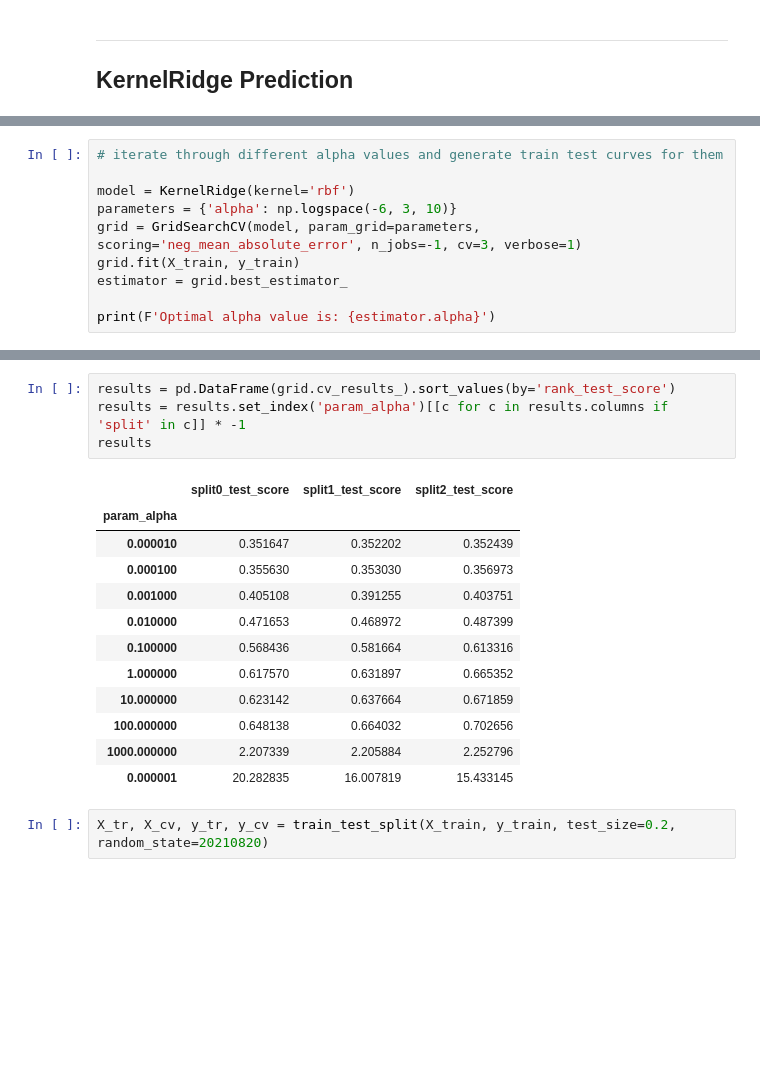
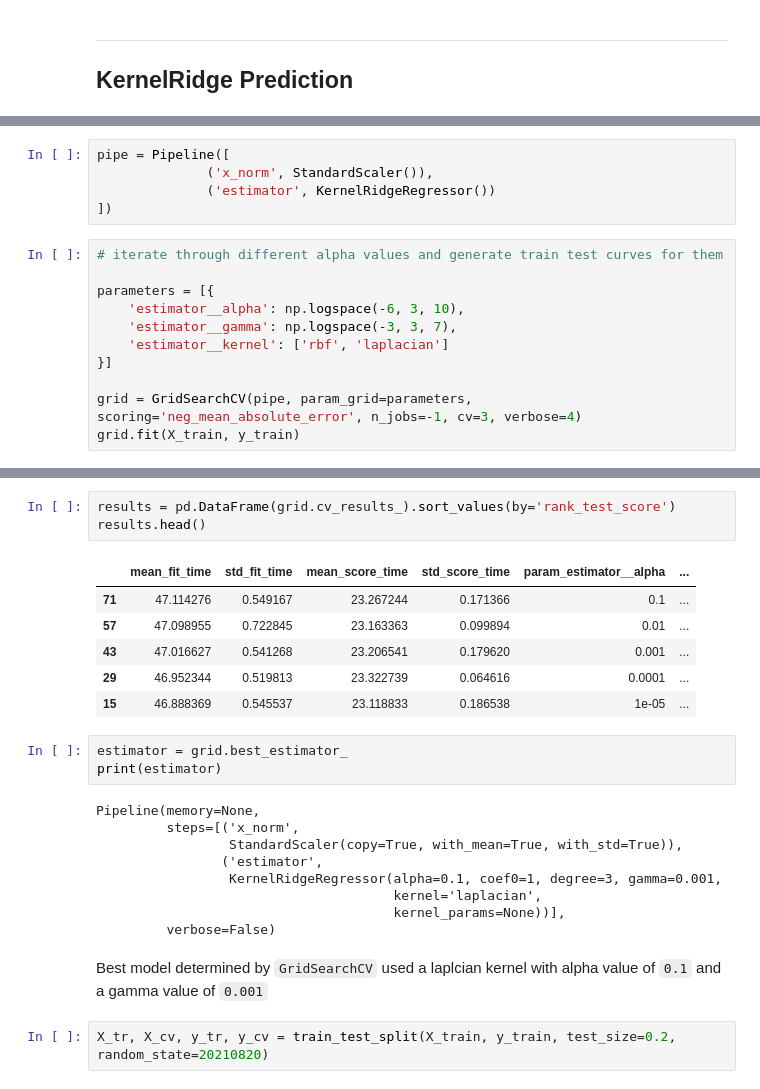
Before and after one commit to billalsohail/ML4MC, a Jupyter notebook: Calum_MBTR.ipynb, the cells around one changed output, grey strips where cells are left out. Saved outputs shown, nothing was run; the diff lists cells and outputs as text; blank space fills up the shorter version.

```diff
--- a/Calum_MBTR.ipynb
+++ b/Calum_MBTR.ipynb
@@ -168,13 +158,19 @@ from sklearn.model_selection import GridSearchCV
 from sklearn.metrics import mean_squared_error, r2_score, mean_absolute_error
 from sklearn.dummy import DummyRegressor
+# %%
+pipe = Pipeline([
+              ('x_norm', StandardScaler()),
+              ('estimator', KernelRidgeRegressor())
+])
 # %%
 # iterate through different alpha values and generate train test curves for them
 
-model = KernelRidge(kernel='rbf')
-parameters = {'alpha': np.logspace(-6, 3, 10)}
-grid = GridSearchCV(model, param_grid=parameters, scoring='neg_mean_absolute_error', n_jobs=-1, cv=3, verbose=1)
+parameters = [{
+    'estimator__alpha': np.logspace(-6, 3, 10),
+    'estimator__gamma': np.logspace(-3, 3, 7),
+    'estimator__kernel': ['rbf', 'laplacian']
+}]
+
+grid = GridSearchCV(pipe, param_grid=parameters, scoring='neg_mean_absolute_error', n_jobs=-1, cv=3, verbose=4)
 grid.fit(X_train, y_train)
-estimator = grid.best_estimator_
-
-print(F'Optimal alpha value is: {estimator.alpha}')
 # %% [output]
@@ -185,20 +204,27 @@ Optimal alpha value is: 1e-05
 # %%
 results = pd.DataFrame(grid.cv_results_).sort_values(by='rank_test_score')
-results = results.set_index('param_alpha')[[c for c in results.columns if 'split' in c]] * -1
-results
+results.head()
 # %% [output]
-|  | split0_test_score | split1_test_score | split2_test_score |
-| param_alpha |  |  |  |
-| 0.000010 | 0.351647 | 0.352202 | 0.352439 |
-| 0.000100 | 0.355630 | 0.353030 | 0.356973 |
-| 0.001000 | 0.405108 | 0.391255 | 0.403751 |
-| 0.010000 | 0.471653 | 0.468972 | 0.487399 |
-| 0.100000 | 0.568436 | 0.581664 | 0.613316 |
-| 1.000000 | 0.617570 | 0.631897 | 0.665352 |
-| 10.000000 | 0.623142 | 0.637664 | 0.671859 |
-| 100.000000 | 0.648138 | 0.664032 | 0.702656 |
-| 1000.000000 | 2.207339 | 2.205884 | 2.252796 |
-| 0.000001 | 20.282835 | 16.007819 | 15.433145 |
+|  | mean_fit_time | std_fit_time | mean_score_time | std_score_time | param_estimator__alpha | ... |
+| 71 | 47.114276 | 0.549167 | 23.267244 | 0.171366 | 0.1 | ... |
+| 57 | 47.098955 | 0.722845 | 23.163363 | 0.099894 | 0.01 | ... |
+| 43 | 47.016627 | 0.541268 | 23.206541 | 0.179620 | 0.001 | ... |
+| 29 | 46.952344 | 0.519813 | 23.322739 | 0.064616 | 0.0001 | ... |
+| 15 | 46.888369 | 0.545537 | 23.118833 | 0.186538 | 1e-05 | ... |
+# %%
+estimator = grid.best_estimator_
+print(estimator)
+# %% [output]
+Pipeline(memory=None,
+         steps=[('x_norm',
+                 StandardScaler(copy=True, with_mean=True, with_std=True)),
+                ('estimator',
+                 KernelRidgeRegressor(alpha=0.1, coef0=1, degree=3, gamma=0.001,
+                                      kernel='laplacian',
+                                      kernel_params=None))],
+         verbose=False)
+# %% [markdown]
+Best model determined by `GridSearchCV` used a laplcian kernel with alpha value of `0.1` and a gamma value of `0.001`
 # %%
 X_tr, X_cv, y_tr, y_cv = train_test_split(X_train, y_train, test_size=0.2, random_state=20210820)
 # %%
```
Also changed, not shown: parts of 16 cells of this notebook.
